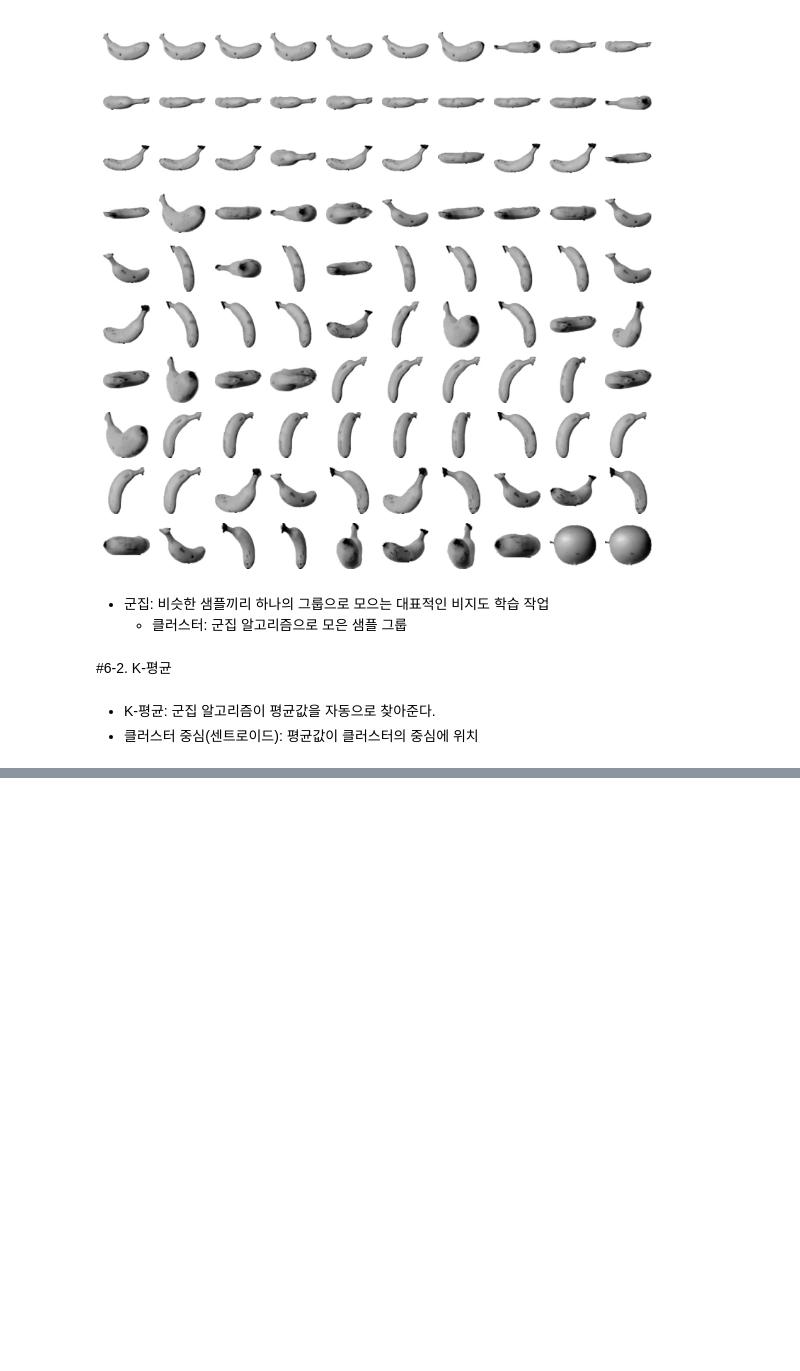
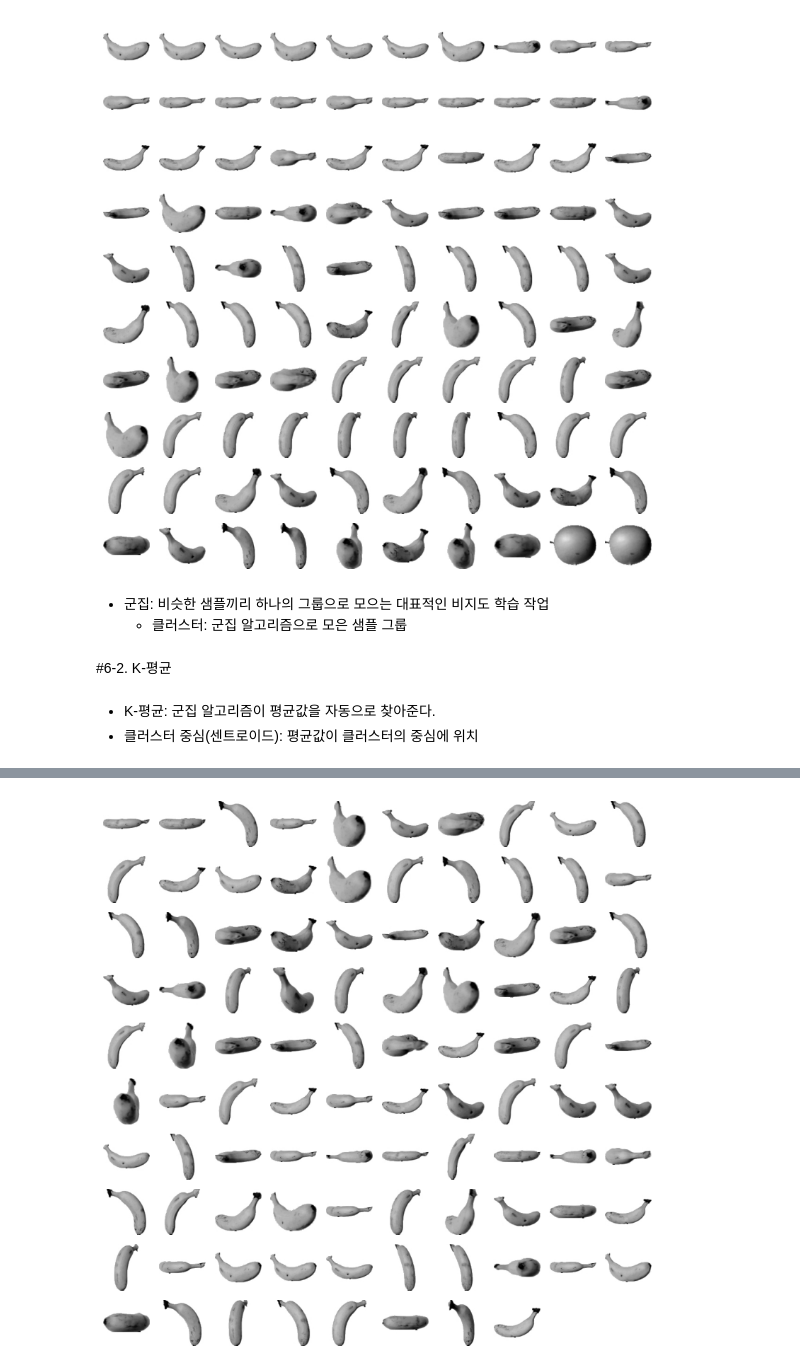
Before and after one commit to tndus628/-, a Jupyter notebook: 6. 비지도 학습.ipynb, the cells around one changed output, grey strips where cells are left out. Drawn from its saved outputs; the diff is of its cells as text; code cells hidden in the pictures; blank space fills up the shorter version.

```diff
--- a/6. 비지도 학습.ipynb
+++ b/6. 비지도 학습.ipynb
@@ -197,0 +275,4 @@ plt.show()
+# %%
+draw_fruits(fruits[km.labels_==1])
+# %% [output]
+[figure, added]
```
Also changed, not shown: parts of 14 cells of this notebook.
